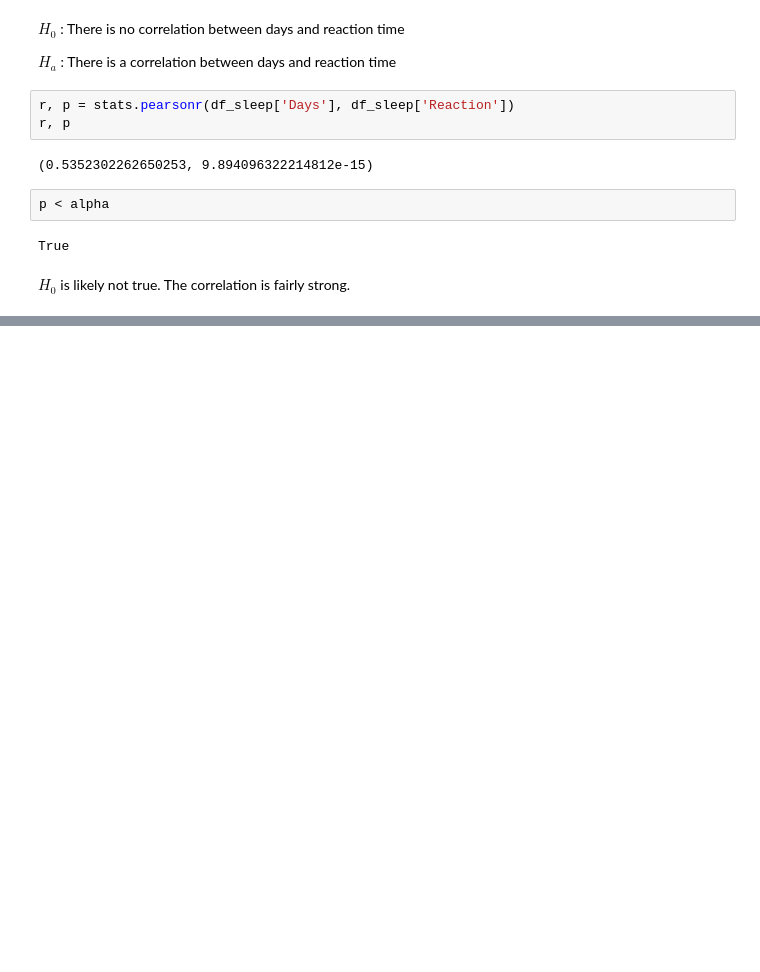
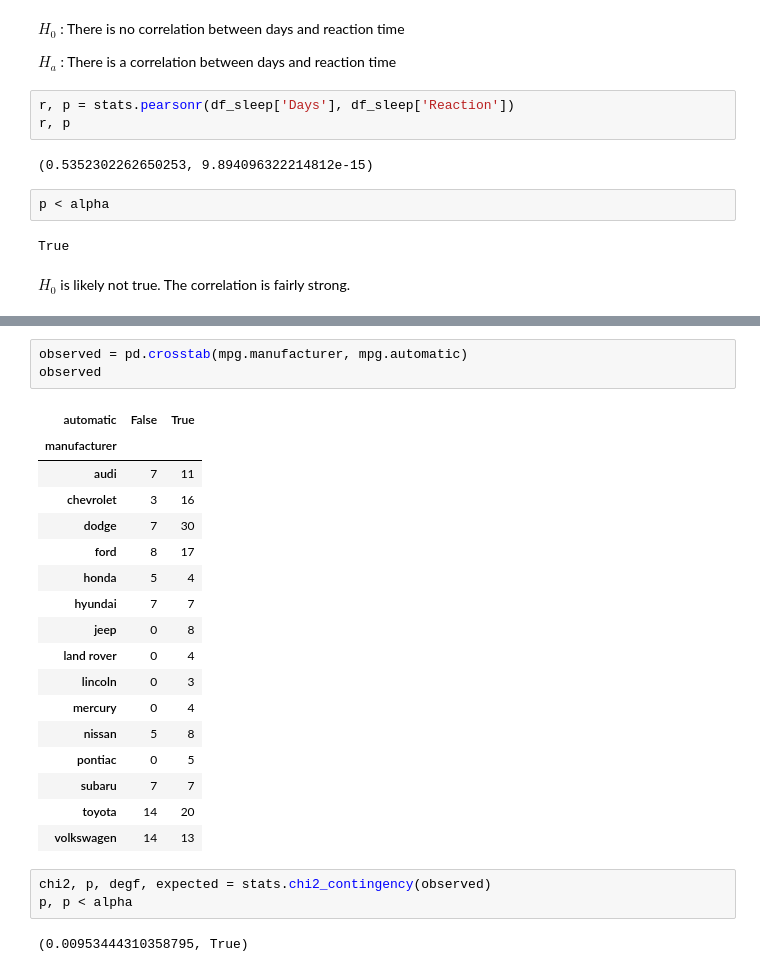
Before and after one commit to stephenfitzsimon/statistics-exercises, a Jupyter notebook: hypothesis_testing.ipynb, the cells around one changed output, grey strips where cells are left out. Saved outputs shown, nothing was run; the diff lists cells and outputs as text; blank space fills up the shorter version.

```diff
--- a/hypothesis_testing.ipynb
+++ b/hypothesis_testing.ipynb
@@ -606,0 +659,26 @@ $H_0$ is likely not true.  The correlation is fairly strong.
+# %%
+observed = pd.crosstab(mpg.manufacturer, mpg.automatic)
+observed
+# %% [output]
+| automatic | False | True |
+| manufacturer |  |  |
+| audi | 7 | 11 |
+| chevrolet | 3 | 16 |
+| dodge | 7 | 30 |
+| ford | 8 | 17 |
+| honda | 5 | 4 |
+| hyundai | 7 | 7 |
+| jeep | 0 | 8 |
+| land rover | 0 | 4 |
+| lincoln | 0 | 3 |
+| mercury | 0 | 4 |
+| nissan | 5 | 8 |
+| pontiac | 0 | 5 |
+| subaru | 7 | 7 |
+| toyota | 14 | 20 |
+| volkswagen | 14 | 13 |
+# %%
+chi2, p, degf, expected = stats.chi2_contingency(observed)
+p, p < alpha
+# %% [output]
+(0.00953444310358795, True)
```
Also changed, not shown: parts of 32 cells of this notebook.
